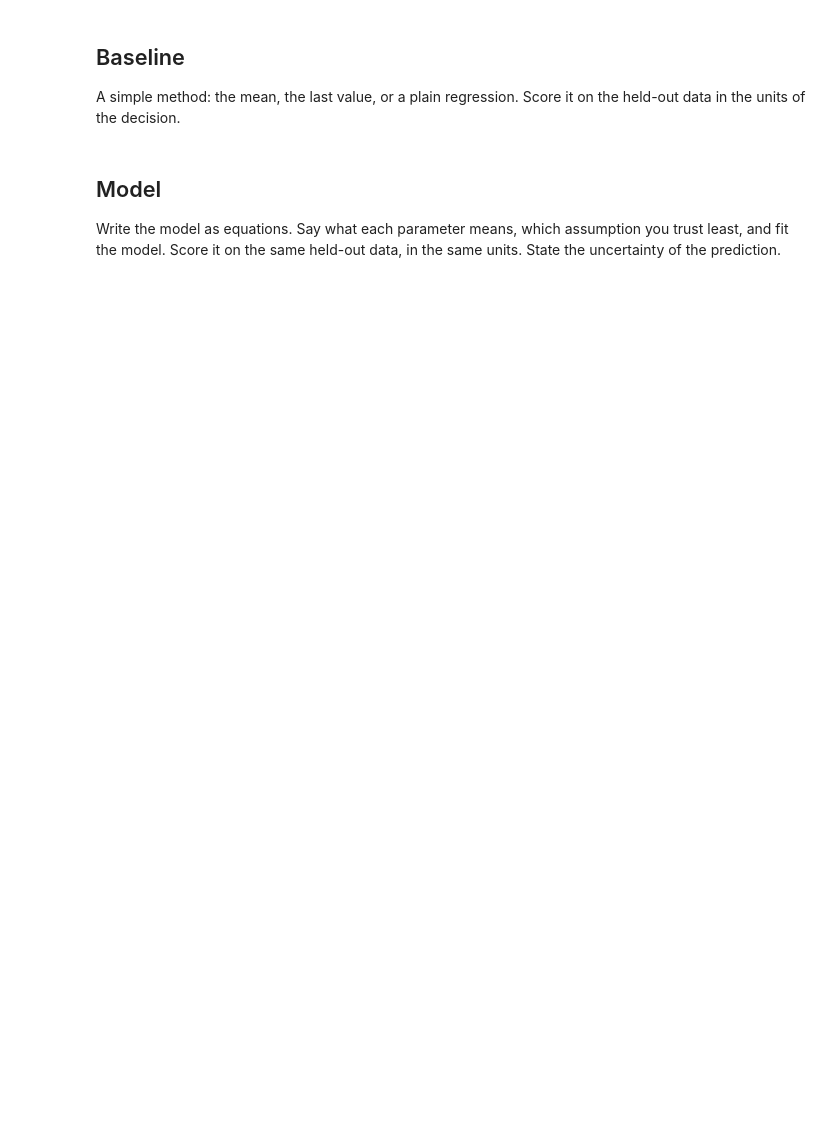
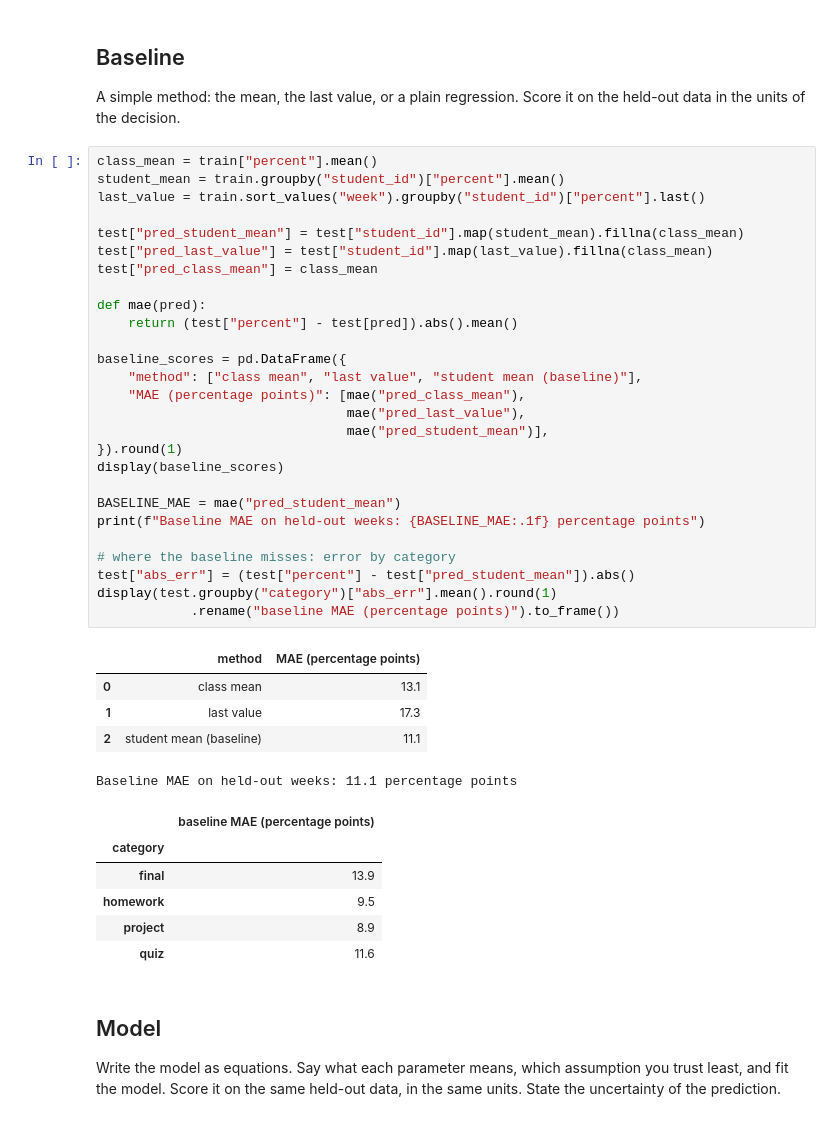
Before and after one commit to ssrini24/aii600-shriya-shourouk-nikki, a Jupyter notebook: analysis.ipynb, the cells around one changed output. Drawn from its saved outputs; the diff is of its cells as text; blank space fills up the shorter version.

Commit message:
Add split, baseline, model, and decisions entries

```diff
--- a/analysis.ipynb
+++ b/analysis.ipynb
@@ -107,6 +134,45 @@ Hold out data the model never sees. When the decision is about a later time, hol
 ## Baseline
 
 A simple method: the mean, the last value, or a plain regression. Score it on the held-out data in the units of the decision.
+# %%
+class_mean = train["percent"].mean()
+student_mean = train.groupby("student_id")["percent"].mean()
+last_value = train.sort_values("week").groupby("student_id")["percent"].last()
+
+test["pred_student_mean"] = test["student_id"].map(student_mean).fillna(class_mean)
+test["pred_last_value"] = test["student_id"].map(last_value).fillna(class_mean)
+test["pred_class_mean"] = class_mean
+
+def mae(pred):
+    return (test["percent"] - test[pred]).abs().mean()
+
+baseline_scores = pd.DataFrame({
+    "method": ["class mean", "last value", "student mean (baseline)"],
+    "MAE (percentage points)": [mae("pred_class_mean"),
+                                mae("pred_last_value"),
+                                mae("pred_student_mean")],
+}).round(1)
+display(baseline_scores)
+
+BASELINE_MAE = mae("pred_student_mean")
+print(f"Baseline MAE on held-out weeks: {BASELINE_MAE:.1f} percentage points")
+
+# where the baseline misses: error by category
+test["abs_err"] = (test["percent"] - test["pred_student_mean"]).abs()
+display(test.groupby("category")["abs_err"].mean().round(1)
+            .rename("baseline MAE (percentage points)").to_frame())
+# %% [output]
+|  | method | MAE (percentage points) |
+| 0 | class mean | 13.1 |
+| 1 | last value | 17.3 |
+| 2 | student mean (baseline) | 11.1 |
+Baseline MAE on held-out weeks: 11.1 percentage points
+|  | baseline MAE (percentage points) |
+| category |  |
+| final | 13.9 |
+| homework | 9.5 |
+| project | 8.9 |
+| quiz | 11.6 |
 # %% [markdown]
 ## Model
 
```
Also changed, not shown: parts of 4 cells of this notebook, 1 other file.
